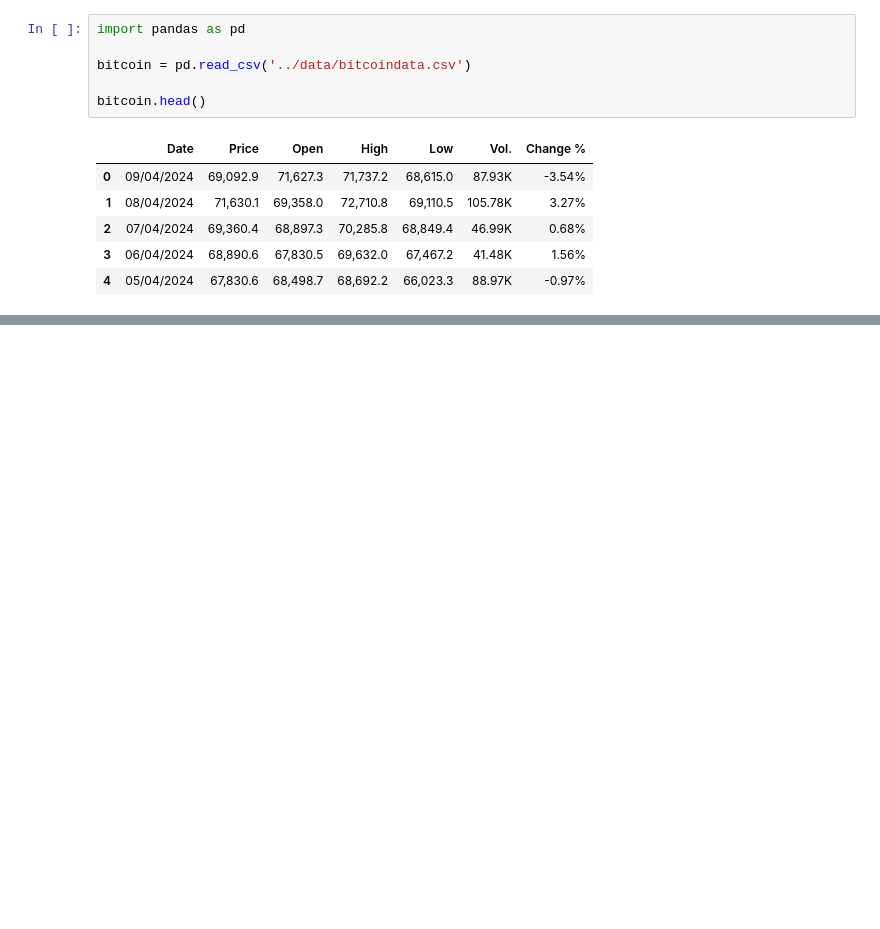
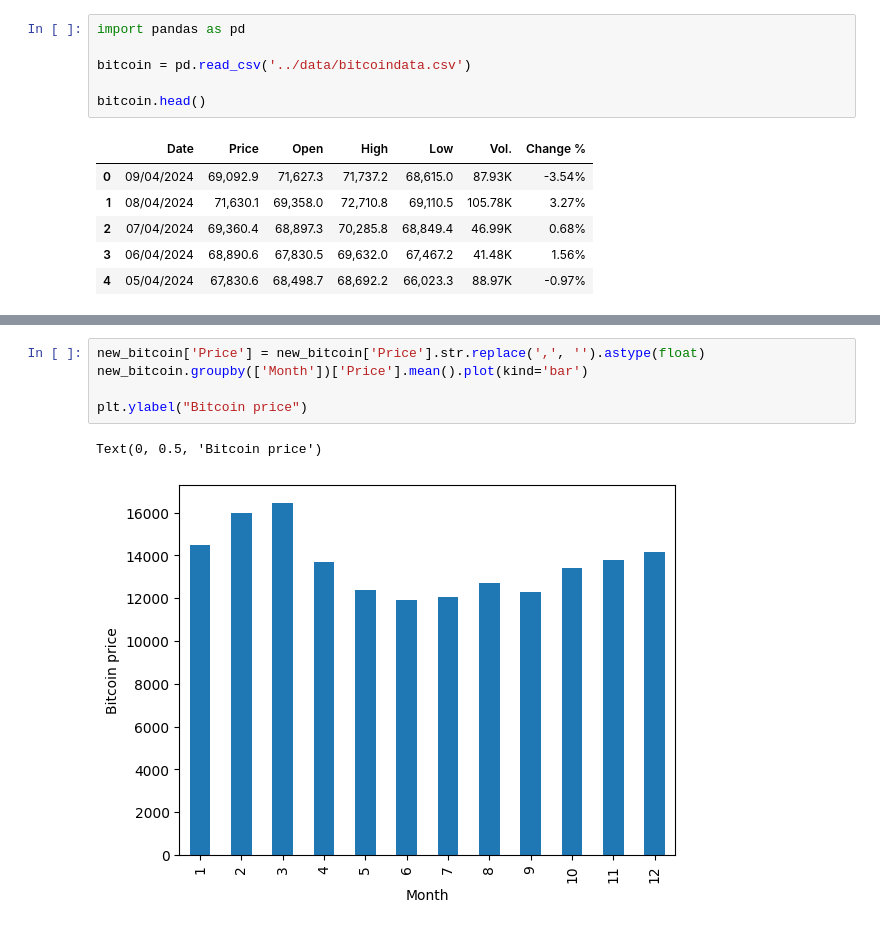
Before and after one commit to br0nke/ML-For-Beginners, a Jupyter notebook: 2-Regression/2-Data/notebook.ipynb, the cells around one changed output, grey strips where cells are left out. Cells and saved outputs as stored; diff of their text form; blank space fills up the shorter version.

```diff
--- a/2-Regression/2-Data/notebook.ipynb
+++ b/2-Regression/2-Data/notebook.ipynb
@@ -13,0 +38,8 @@ bitcoin.head()
+# %%
+new_bitcoin['Price'] = new_bitcoin['Price'].str.replace(',', '').astype(float)
+new_bitcoin.groupby(['Month'])['Price'].mean().plot(kind='bar')
+
+plt.ylabel("Bitcoin price")
+# %% [output]
+Text(0, 0.5, 'Bitcoin price')
+[figure, added]
```
Also changed, not shown: parts of 3 cells of this notebook, 1 other file.
